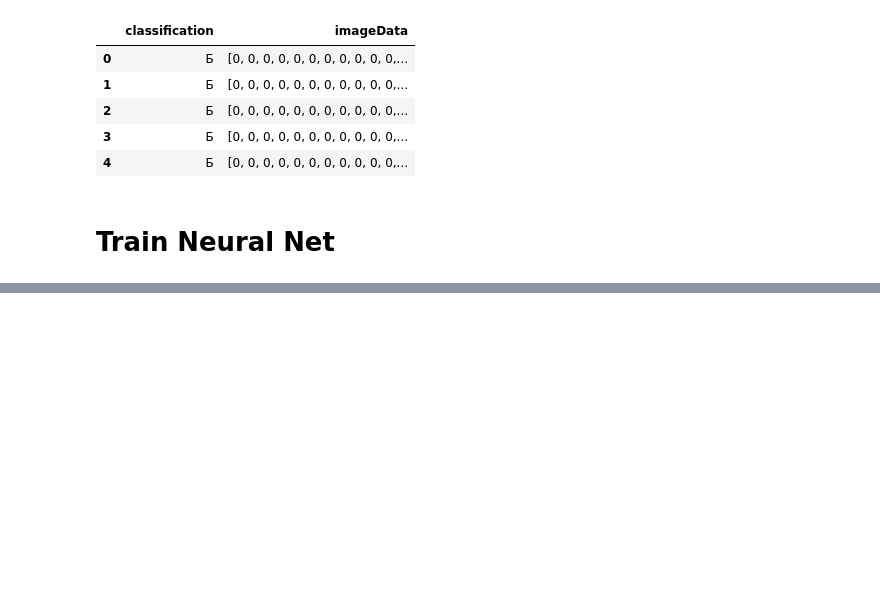
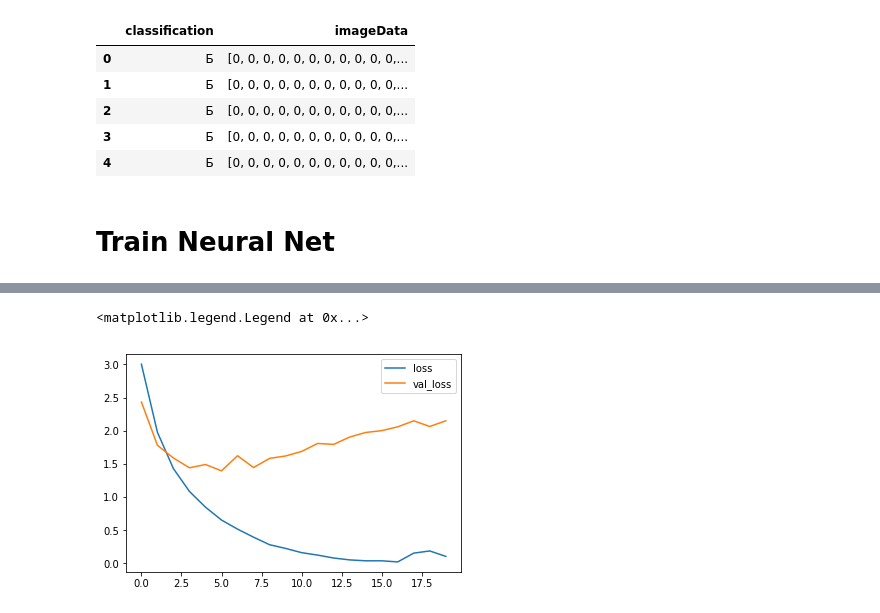
Before and after one commit to SudeshnaD/18f_ml, a Jupyter notebook: assignment3/cyrillic.ipynb, the cells around one changed output, grey strips where cells are left out. Drawn from its saved outputs; the diff is of its cells as text; code cells hidden in the pictures; blank space fills up the shorter version.

```diff
--- a/assignment3/cyrillic.ipynb
+++ b/assignment3/cyrillic.ipynb
@@ -112,0 +174,7 @@ ValueError: Error when checking input: expected dense_36_input to have shape (25
+# %%
+plt.plot(result.history["loss"])
+plt.plot(result.history["val_loss"])
+plt.legend(["loss", "val_loss"])
+# %% [output]
+<matplotlib.legend.Legend at 0x...>
+[figure, added]
```
Also changed, not shown: parts of 10 cells of this notebook.
